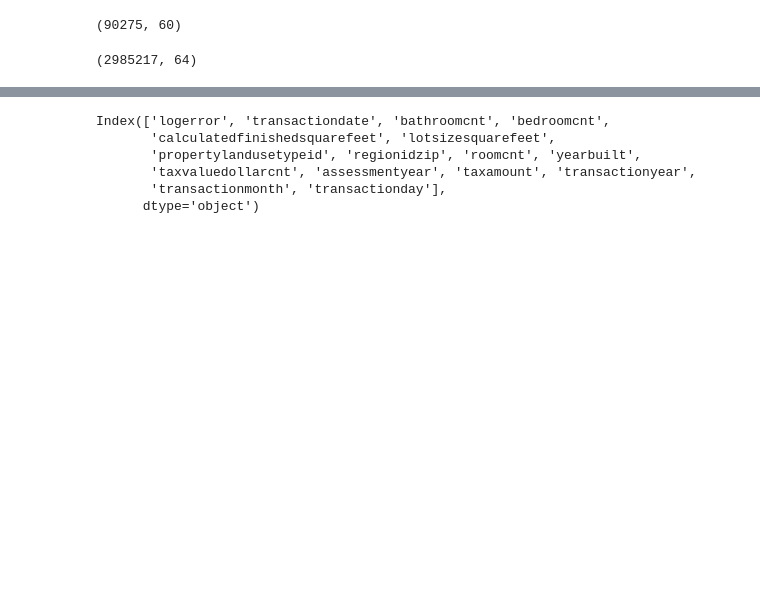
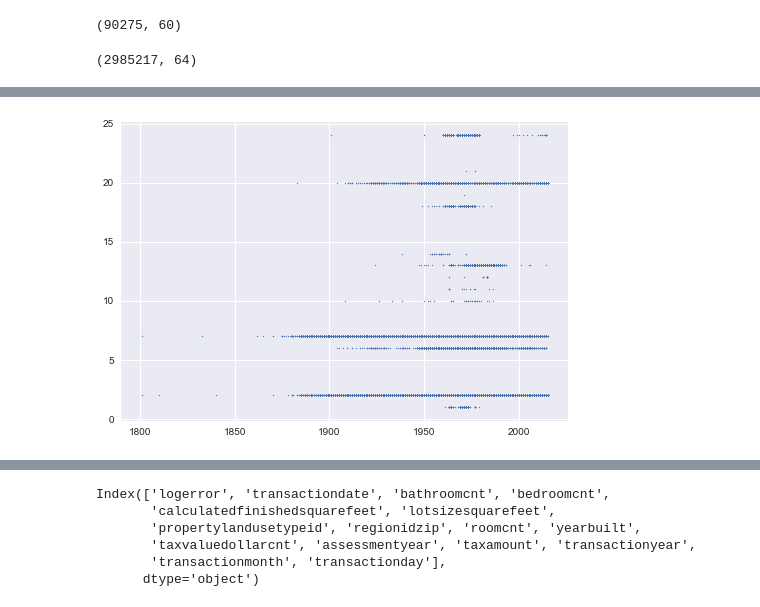
Before and after one commit to VinodKumarLogan/CSE519-2017-111491311, a Jupyter notebook: HW2/HW2.ipynb, the cells around one changed output, grey strips where cells are left out. Saved outputs shown, nothing was run; the diff lists cells and outputs as text; code cells hidden in the pictures; blank space fills up the shorter version.

```diff
--- a/HW2/HW2.ipynb
+++ b/HW2/HW2.ipynb
@@ -136,0 +167,6 @@ zillow_test_data.shape
+# %%
+plt.scatter(zillow_properties_data["yearbuilt"], zillow_properties_data["heatingorsystemtypeid"], s=1)
+#zillow_properties_data["heatingorsystemtypeid"].plot.hist(bins=100)
+plt.show()
+# %% [output]
+[figure, added]
```
Also changed, not shown: parts of 13 cells of this notebook.
